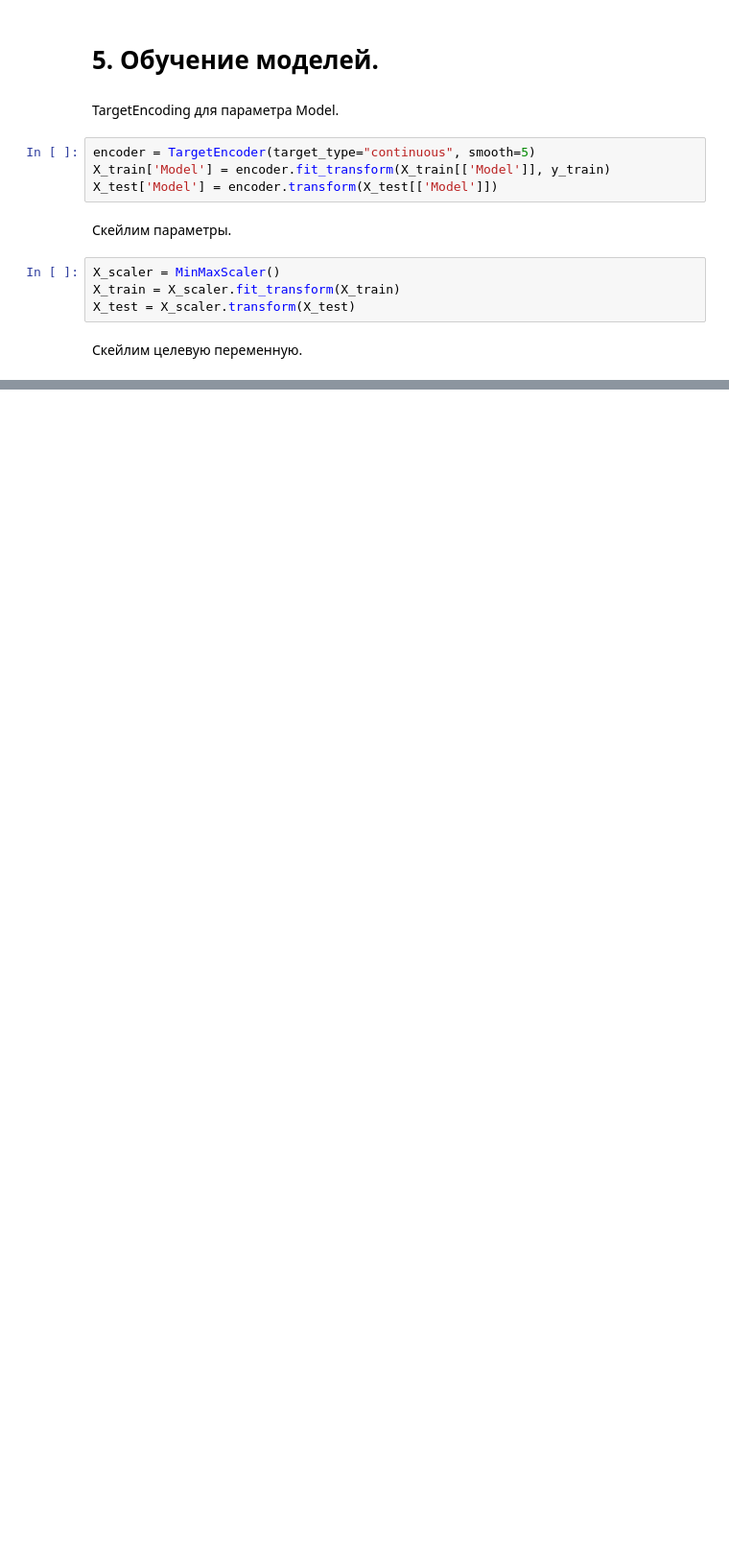
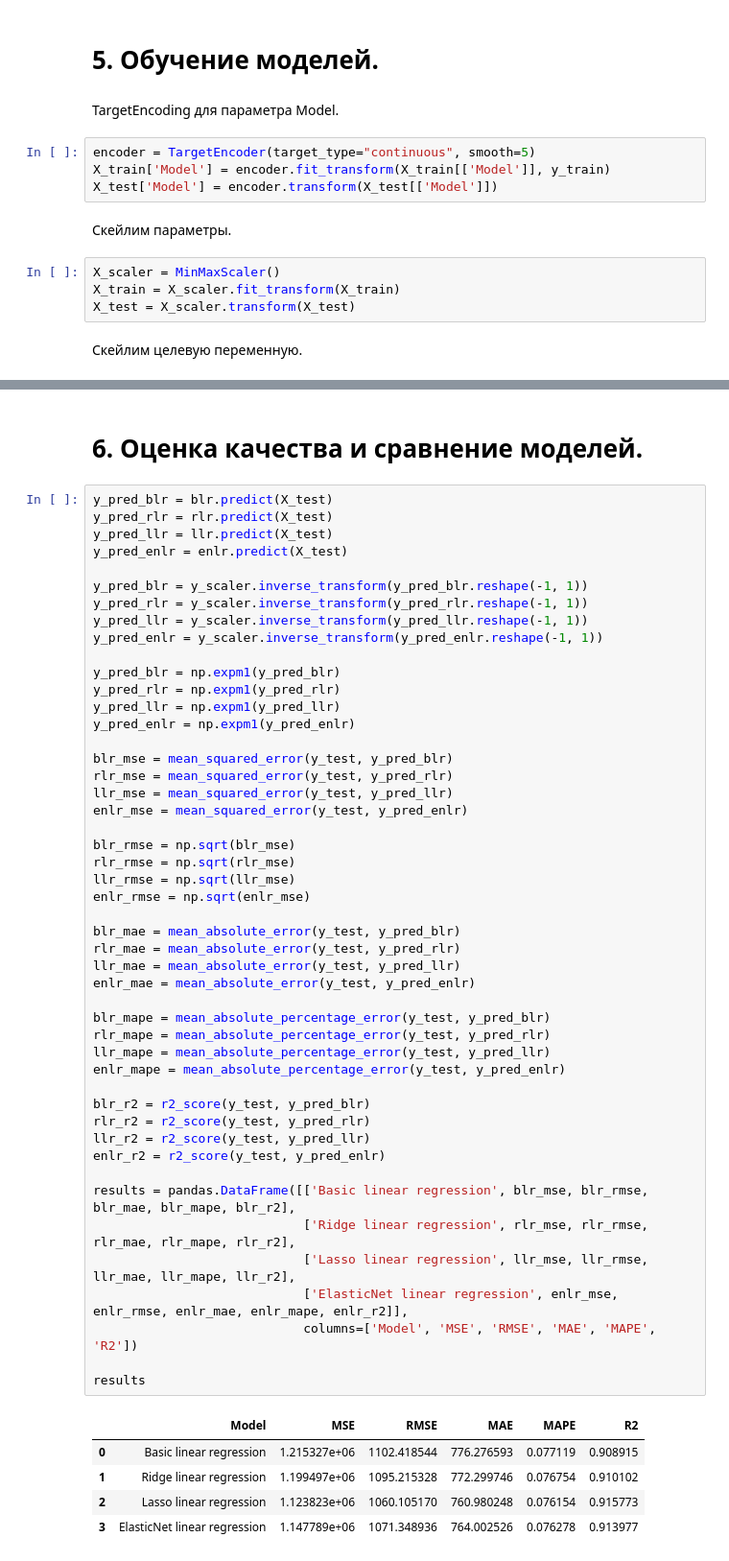
Before and after one commit to Staniskhan/ML_course, a Jupyter notebook: hw04/hw04linreg.ipynb, the cells around one changed output, grey strips where cells are left out. Shown at 96% size. Cells and saved outputs as stored; diff of their text form; blank space fills up the shorter version.

```diff
--- a/hw04/hw04linreg.ipynb
+++ b/hw04/hw04linreg.ipynb
@@ -335,0 +372,56 @@ y_test = y_scaler.transform(np.array(y_test).reshape(-1, 1))
+# %% [markdown]
+# 6. Оценка качества и сравнение моделей.
+# %%
+y_pred_blr = blr.predict(X_test)
+y_pred_rlr = rlr.predict(X_test)
+y_pred_llr = llr.predict(X_test)
+y_pred_enlr = enlr.predict(X_test)
+
+y_pred_blr = y_scaler.inverse_transform(y_pred_blr.reshape(-1, 1))
+y_pred_rlr = y_scaler.inverse_transform(y_pred_rlr.reshape(-1, 1))
+y_pred_llr = y_scaler.inverse_transform(y_pred_llr.reshape(-1, 1))
+y_pred_enlr = y_scaler.inverse_transform(y_pred_enlr.reshape(-1, 1))
+
+y_pred_blr = np.expm1(y_pred_blr)
+y_pred_rlr = np.expm1(y_pred_rlr)
+y_pred_llr = np.expm1(y_pred_llr)
+y_pred_enlr = np.expm1(y_pred_enlr)
+
+blr_mse = mean_squared_error(y_test, y_pred_blr)
+rlr_mse = mean_squared_error(y_test, y_pred_rlr)
+llr_mse = mean_squared_error(y_test, y_pred_llr)
+enlr_mse = mean_squared_error(y_test, y_pred_enlr)
+
+blr_rmse = np.sqrt(blr_mse)
+rlr_rmse = np.sqrt(rlr_mse)
+llr_rmse = np.sqrt(llr_mse)
+enlr_rmse = np.sqrt(enlr_mse)
+
+blr_mae = mean_absolute_error(y_test, y_pred_blr)
+rlr_mae = mean_absolute_error(y_test, y_pred_rlr)
+llr_mae = mean_absolute_error(y_test, y_pred_llr)
+enlr_mae = mean_absolute_error(y_test, y_pred_enlr)
+
+blr_mape = mean_absolute_percentage_error(y_test, y_pred_blr)
+rlr_mape = mean_absolute_percentage_error(y_test, y_pred_rlr)
+llr_mape = mean_absolute_percentage_error(y_test, y_pred_llr)
+enlr_mape = mean_absolute_percentage_error(y_test, y_pred_enlr)
+
+blr_r2 = r2_score(y_test, y_pred_blr)
+rlr_r2 = r2_score(y_test, y_pred_rlr)
+llr_r2 = r2_score(y_test, y_pred_llr)
+enlr_r2 = r2_score(y_test, y_pred_enlr)
+
+results = pandas.DataFrame([['Basic linear regression', blr_mse, blr_rmse, blr_mae, blr_mape, blr_r2],
+                            ['Ridge linear regression', rlr_mse, rlr_rmse, rlr_mae, rlr_mape, rlr_r2],
+                            ['Lasso linear regression', llr_mse, llr_rmse, llr_mae, llr_mape, llr_r2],
+                            ['ElasticNet linear regression', enlr_mse, enlr_rmse, enlr_mae, enlr_mape, enlr_r2]],
+                            columns=['Model', 'MSE', 'RMSE', 'MAE', 'MAPE', 'R2'])
+
+results
+# %% [output]
+|  | Model | MSE | RMSE | MAE | MAPE | R2 |
+| 0 | Basic linear regression | 1.215327e+06 | 1102.418544 | 776.276593 | 0.077119 | 0.908915 |
+| 1 | Ridge linear regression | 1.199497e+06 | 1095.215328 | 772.299746 | 0.076754 | 0.910102 |
+| 2 | Lasso linear regression | 1.123823e+06 | 1060.105170 | 760.980248 | 0.076154 | 0.915773 |
+| 3 | ElasticNet linear regression | 1.147789e+06 | 1071.348936 | 764.002526 | 0.076278 | 0.913977 |
```
Also changed, not shown: parts of 17 cells of this notebook.
